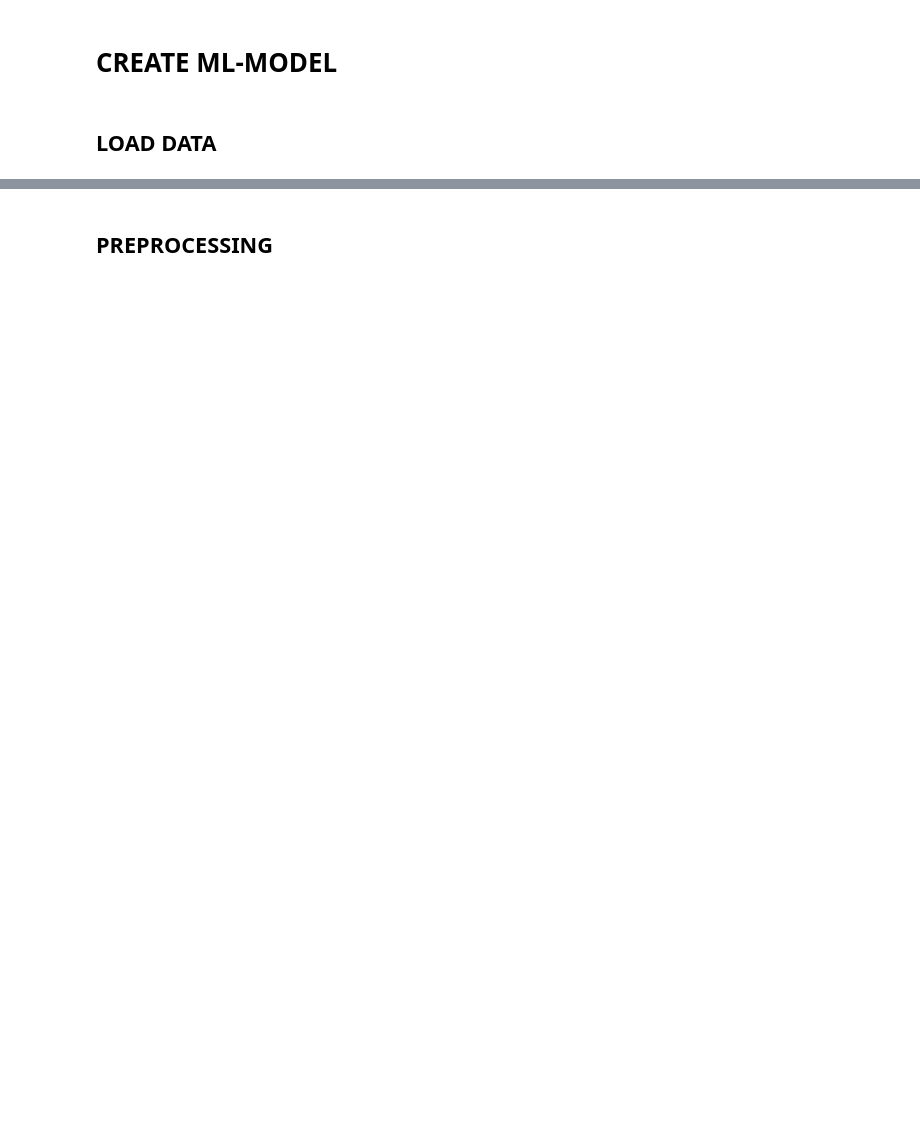
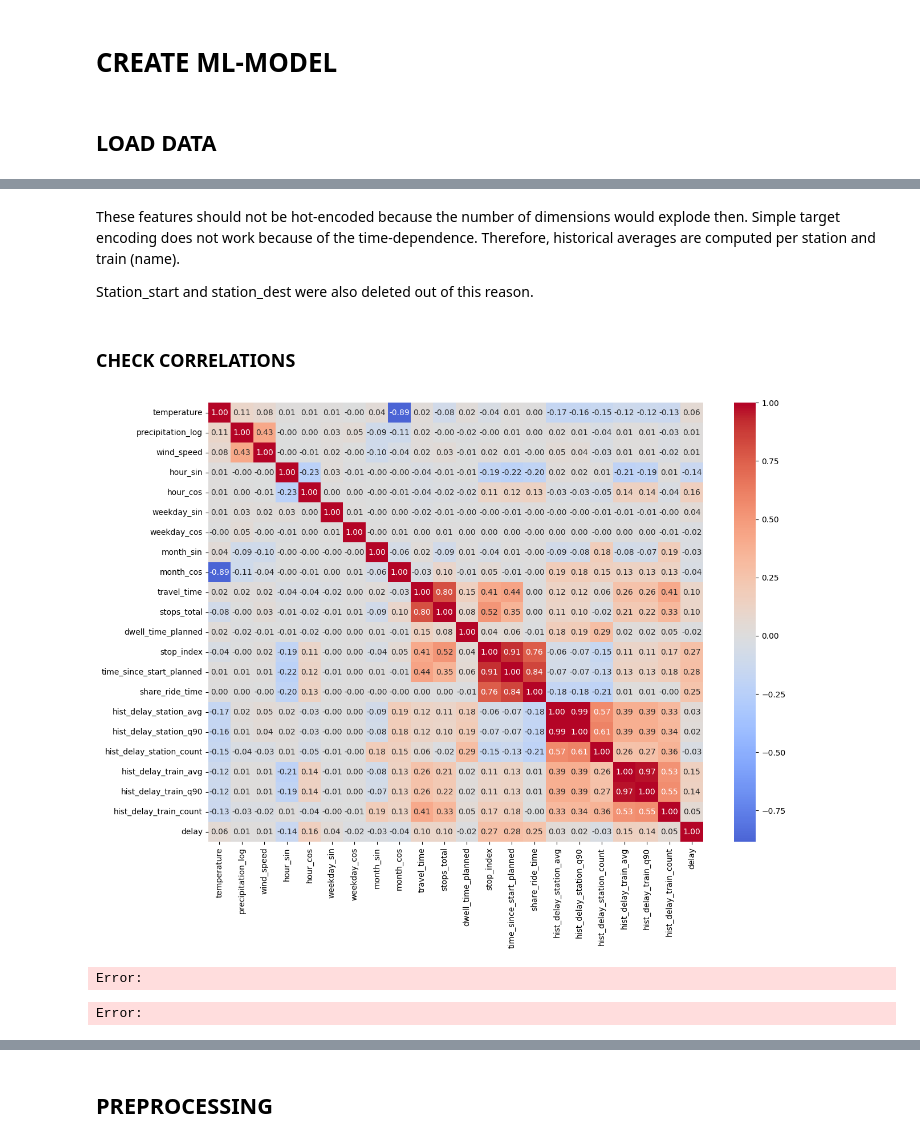
Before and after one commit to bjarneh22/Delay_Predictor_Deutsche_Bahn, a Jupyter notebook: src/jakob_analysis/model_selection.ipynb, the cells around one changed output, grey strips where cells are left out. Saved outputs shown, nothing was run; the diff lists cells and outputs as text; code cells hidden in the pictures; blank space fills up the shorter version.

```diff
--- a/src/jakob_analysis/model_selection.ipynb
+++ b/src/jakob_analysis/model_selection.ipynb
@@ -22,0 +59,31 @@ df_features = con.execute("SELECT * FROM train_delay").fetchdf()
+# %% [markdown]
+These features should not be hot-encoded because the number of dimensions would explode then. Simple target encoding does not work because of the time-dependence. Therefore, historical averages are computed per station and train (name).
+
+Station_start and station_dest were also deleted out of this reason.
+# %% [markdown]
+### CHECK CORRELATIONS
+# %%
+cols = [
+    "temperature", "precipitation_log", "wind_speed",
+    "hour_sin", "hour_cos", "weekday_sin", "weekday_cos",
+    "month_sin", "month_cos",
+    "travel_time", "stops_total", "dwell_time_planned",
+    "stop_index", "time_since_start_planned", "share_ride_time",
+    "hist_delay_station_avg", "hist_delay_station_q90", "hist_delay_station_count",
+    "hist_delay_train_avg", "hist_delay_train_q90", "hist_delay_train_count",
+    "delay"
+]
+
+df_corr_matrix = df_features[cols]
+
+# compute correlation matrix
+corr_matrix = df_corr_matrix.corr()
+
+# visualize
+plt.figure(figsize=(14,10))
+sns.heatmap(corr_matrix, annot = True, fmt = ".2f", cmap = "coolwarm", center = 0)
+plt.show()
+# %% [output]
+[figure, added]
+Error:
+Error:
```
Also changed, not shown: parts of 26 cells of this notebook, 5 other files.
